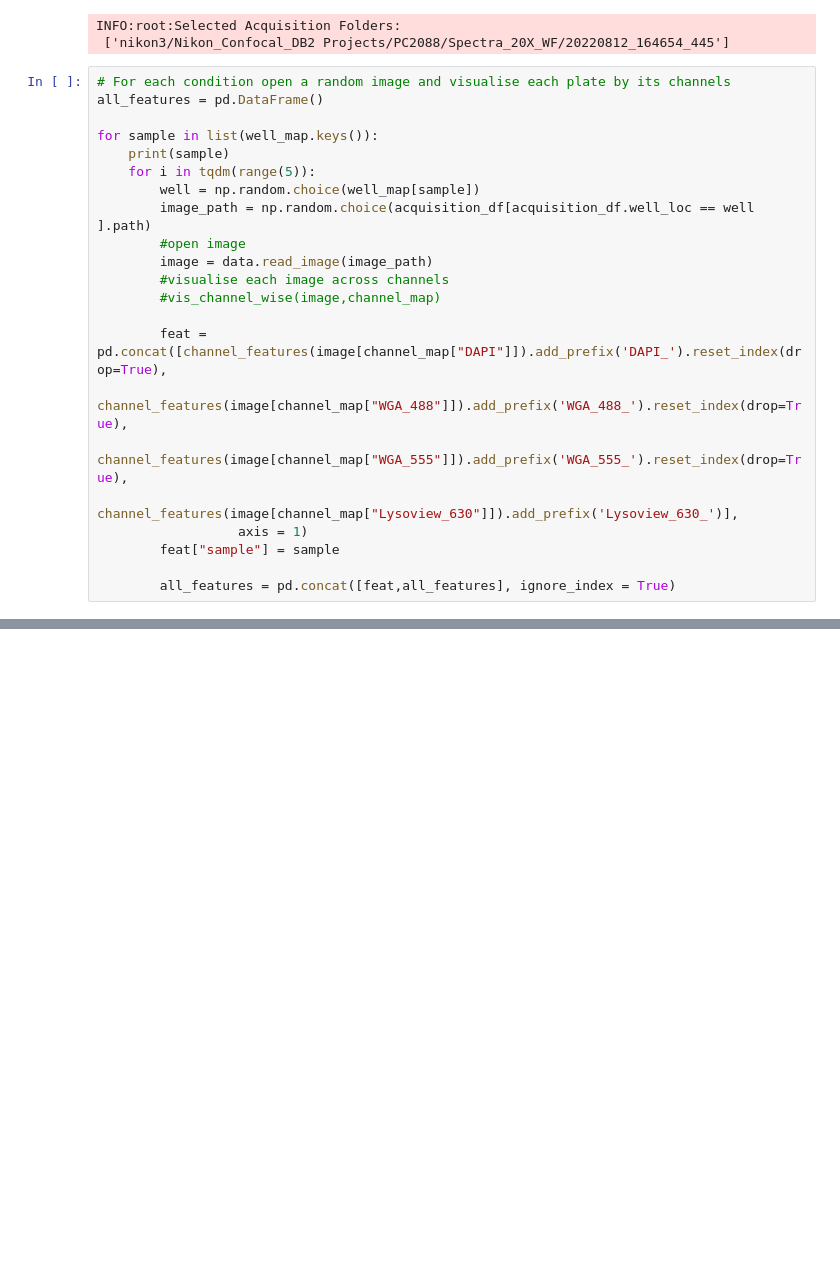
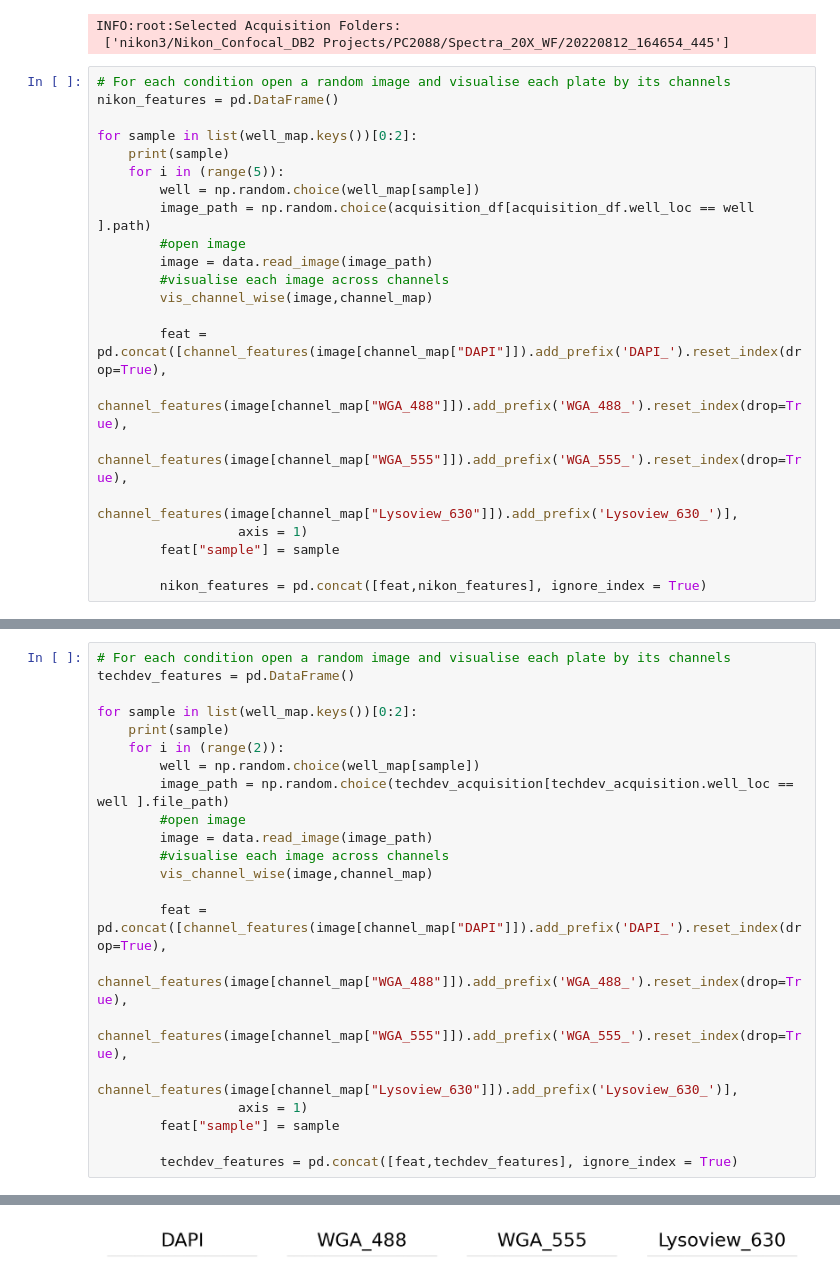
Before and after one commit to saradha-insitro/trainbow, a Jupyter notebook: notebooks_experimental/PC2088_spectra.ipynb, the cells around one changed output, grey strips where cells are left out. Saved outputs shown, nothing was run; the diff lists cells and outputs as text; blank space fills up the shorter version.

Commit message:
color_featureizations

```diff
--- a/notebooks_experimental/PC2088_spectra.ipynb
+++ b/notebooks_experimental/PC2088_spectra.ipynb
@@ -128,17 +128,17 @@ INFO:root:Selected Acquisition Folders:
  ['nikon3/Nikon_Confocal_DB2 Projects/PC2088/Spectra_20X_WF/20220812_164654_445']
 # %%
 # For each condition open a random image and visualise each plate by its channels
-all_features = pd.DataFrame()
+nikon_features = pd.DataFrame()
 
-for sample in list(well_map.keys()):
+for sample in list(well_map.keys())[0:2]:
     print(sample)
-    for i in tqdm(range(5)):
+    for i in (range(5)):
         well = np.random.choice(well_map[sample])
         image_path = np.random.choice(acquisition_df[acquisition_df.well_loc == well ].path)
         #open image
         image = data.read_image(image_path)
         #visualise each image across channels
-        #vis_channel_wise(image,channel_map)
+        vis_channel_wise(image,channel_map)
 
         feat = pd.concat([channel_features(image[channel_map["DAPI"]]).add_prefix('DAPI_').reset_index(drop=True),
                         channel_features(image[channel_map["WGA_488"]]).add_prefix('WGA_488_').reset_index(drop=True),
@@ -147,6 +147,6 @@ for sample in list(well_map.keys()):
                   axis = 1)
         feat["sample"] = sample
 
-        all_features = pd.concat([feat,all_features], ignore_index = True)
+        nikon_features = pd.concat([feat,nikon_features], ignore_index = True)
 # %% [output]
 DAPI
@@ -181,3 +181,26 @@ normalised_matrix = (matrix.T/list(np.sum(matrix,axis = 1))).T
 plot_heatmap(normalised_matrix.round(2))
 # %% [output]
 [figure]
+# %%
+# For each condition open a random image and visualise each plate by its channels
+techdev_features = pd.DataFrame()
+
+for sample in list(well_map.keys())[0:2]:
+    print(sample)
+    for i in (range(2)):
+        well = np.random.choice(well_map[sample])
+        image_path = np.random.choice(techdev_acquisition[techdev_acquisition.well_loc == well ].file_path)
+        #open image
+        image = data.read_image(image_path)
+        #visualise each image across channels
+        vis_channel_wise(image,channel_map)
+
+        feat = pd.concat([channel_features(image[channel_map["DAPI"]]).add_prefix('DAPI_').reset_index(drop=True),
+                        channel_features(image[channel_map["WGA_488"]]).add_prefix('WGA_488_').reset_index(drop=True),
+                       channel_features(image[channel_map["WGA_555"]]).add_prefix('WGA_555_').reset_index(drop=True),
+                       channel_features(image[channel_map["Lysoview_630"]]).add_prefix('Lysoview_630_')],
+                  axis = 1)
+        feat["sample"] = sample
+
+        techdev_features = pd.concat([feat,techdev_features], ignore_index = True)
+# %% [output]
@@ -183,0 +209 @@ plot_heatmap(normalised_matrix.round(2))
+[figure, added]
```
Also changed, not shown: parts of 6 cells of this notebook, 5 other files.
